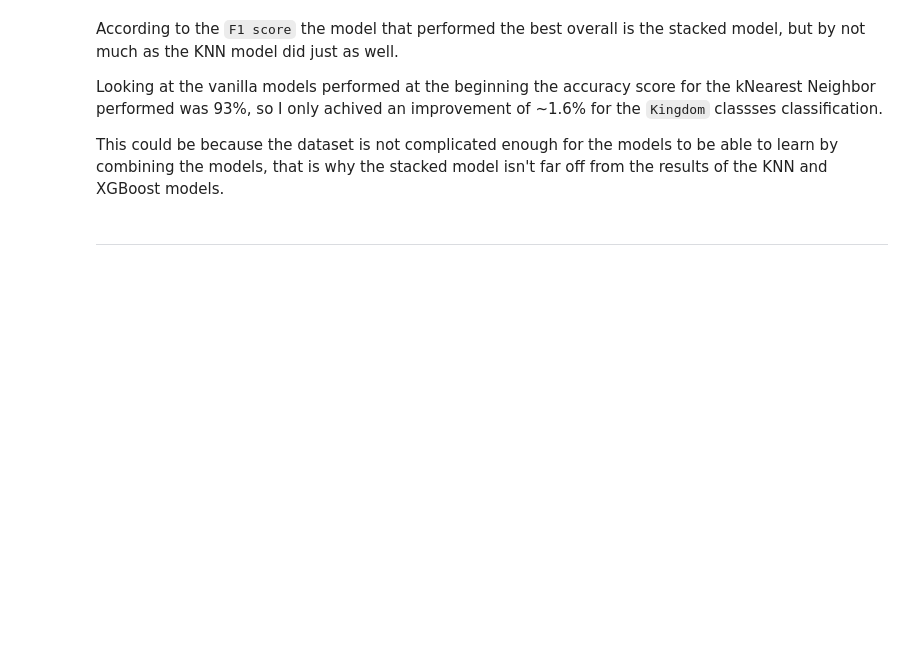
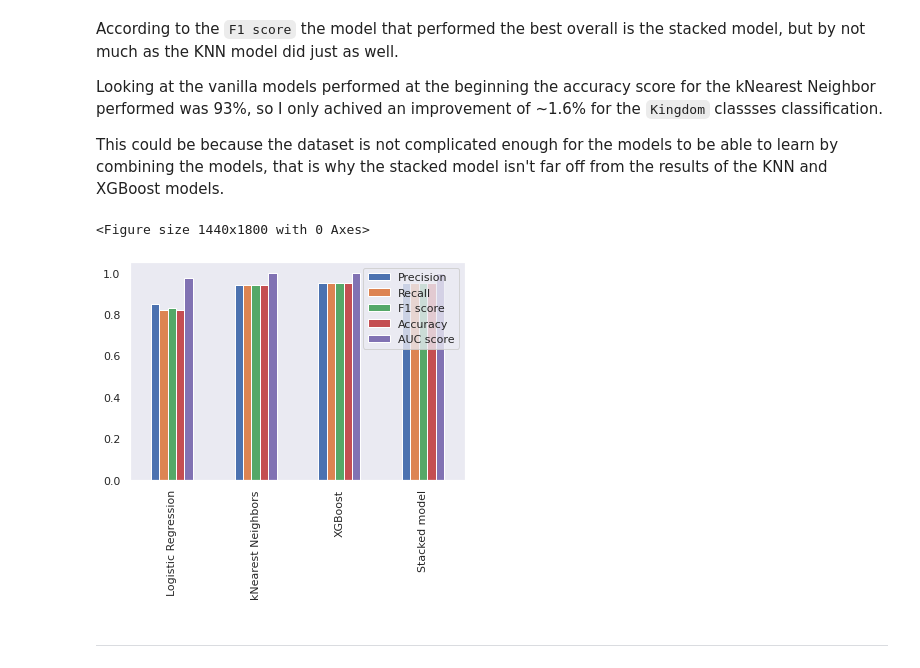
Before and after one commit to PyJasmine/codon, a Jupyter notebook: notebooks/5_kingdom_classification.ipynb, the cells around one changed output. Saved outputs shown, nothing was run; the diff lists cells and outputs as text; code cells hidden in the pictures; blank space fills up the shorter version.

```diff
--- a/notebooks/5_kingdom_classification.ipynb
+++ b/notebooks/5_kingdom_classification.ipynb
@@ -832,6 +875,15 @@ According to the `F1 score` the model that performed the best overall is the sta
 Looking at the vanilla models performed at the beginning the accuracy score for the kNearest Neighbor performed was 93%, so I only achived an improvement of ~1.6% for the `Kingdom` classses classification.
 
 This could be because the dataset is not complicated enough for the models to be able to learn by combining the models, that is why the stacked model isn't far off from the results of the KNN and XGBoost models.
+# %%
+plt.figure(figsize=(20, 25))
+comparison_df.plot(kind='bar')
+plt.xticks(rotation=90)
+plt.legend()
+plt.show()
+# %% [output]
+<Figure size 1440x1800 with 0 Axes>
+[figure, added]
 # %% [markdown]
 ---
 # %% [markdown]
```
Also changed, not shown: parts of 7 cells of this notebook, 12 other files.
